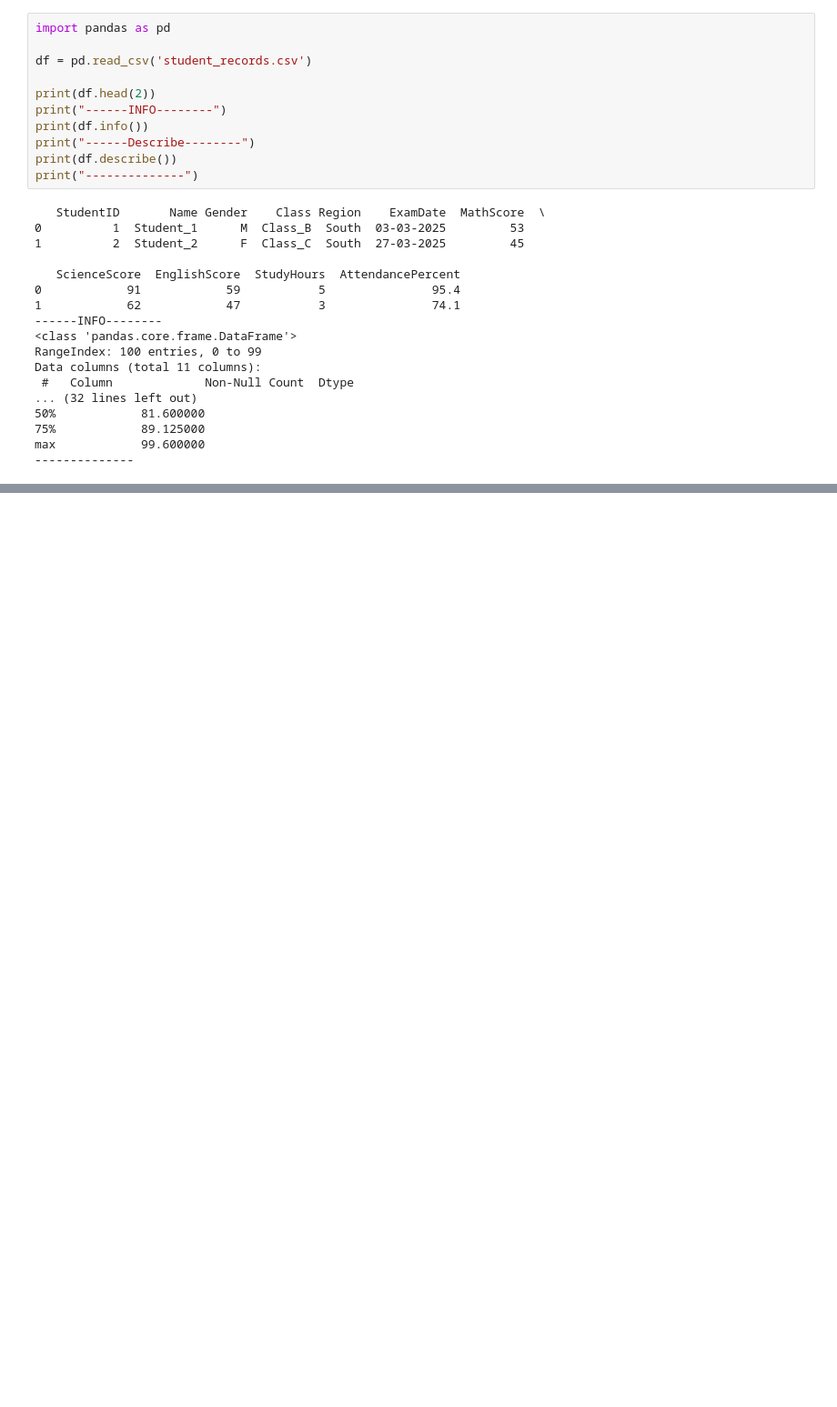
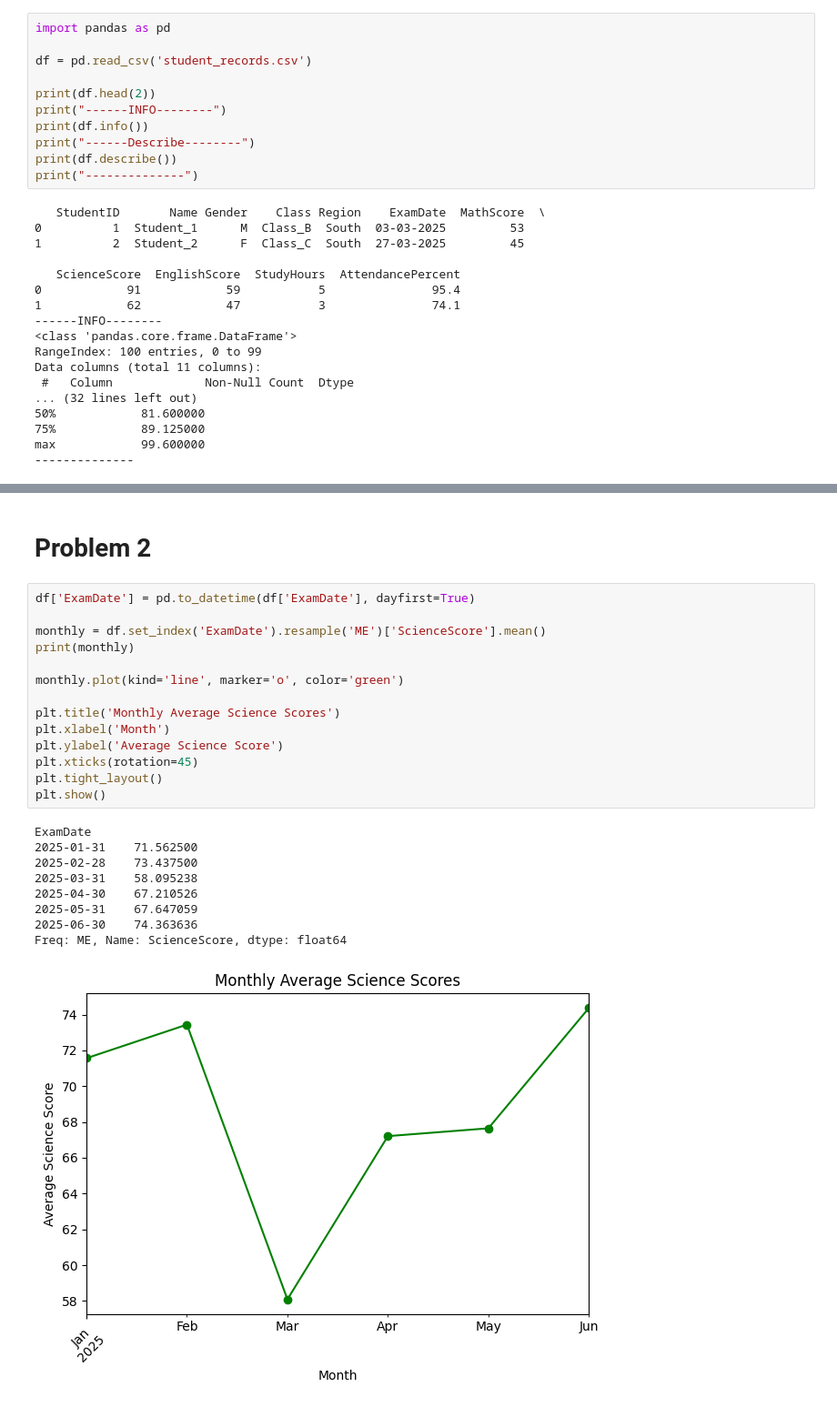
Before and after one commit to KajalDeore04/DS-clg, a Jupyter notebook: practice.ipynb, the cells around one changed output, grey strips where cells are left out. Shown at 91% size. Saved outputs shown, nothing was run; the diff lists cells and outputs as text; blank space fills up the shorter version.

```diff
--- a/practice.ipynb
+++ b/practice.ipynb
@@ -29,0 +55,26 @@ max            99.600000
+# %% [markdown]
+# Problem 2
+# %%
+df['ExamDate'] = pd.to_datetime(df['ExamDate'], dayfirst=True)
+
+monthly = df.set_index('ExamDate').resample('ME')['ScienceScore'].mean()
+print(monthly)
+
+monthly.plot(kind='line', marker='o', color='green')
+
+plt.title('Monthly Average Science Scores')
+plt.xlabel('Month')
+plt.ylabel('Average Science Score')
+plt.xticks(rotation=45)
+plt.tight_layout()
+plt.show()
+# %% [output]
+ExamDate
+2025-01-31    71.562500
+2025-02-28    73.437500
+2025-03-31    58.095238
+2025-04-30    67.210526
+2025-05-31    67.647059
+2025-06-30    74.363636
+Freq: ME, Name: ScienceScore, dtype: float64
+[figure, added]
```
Also changed, not shown: parts of 13 cells of this notebook.
